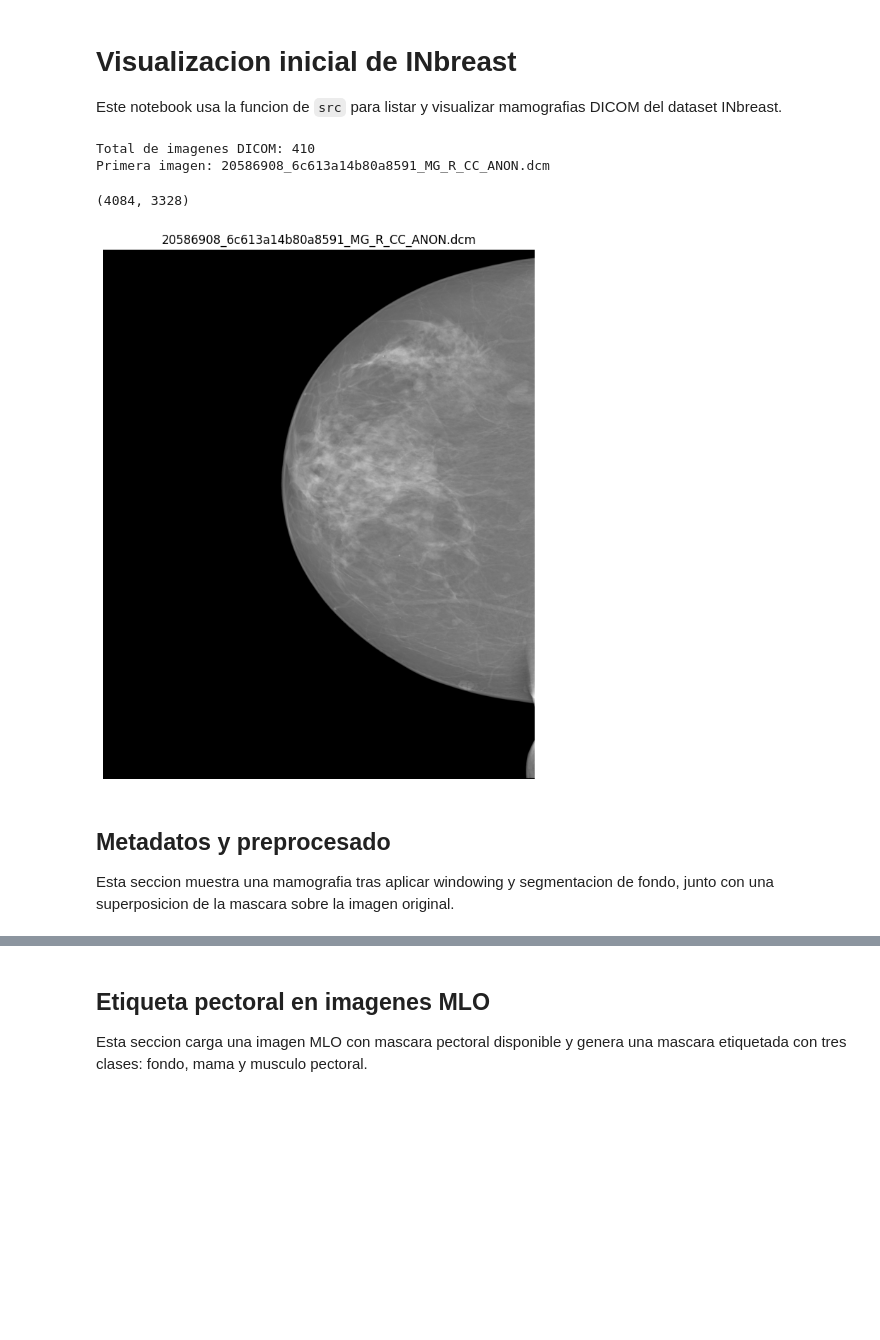
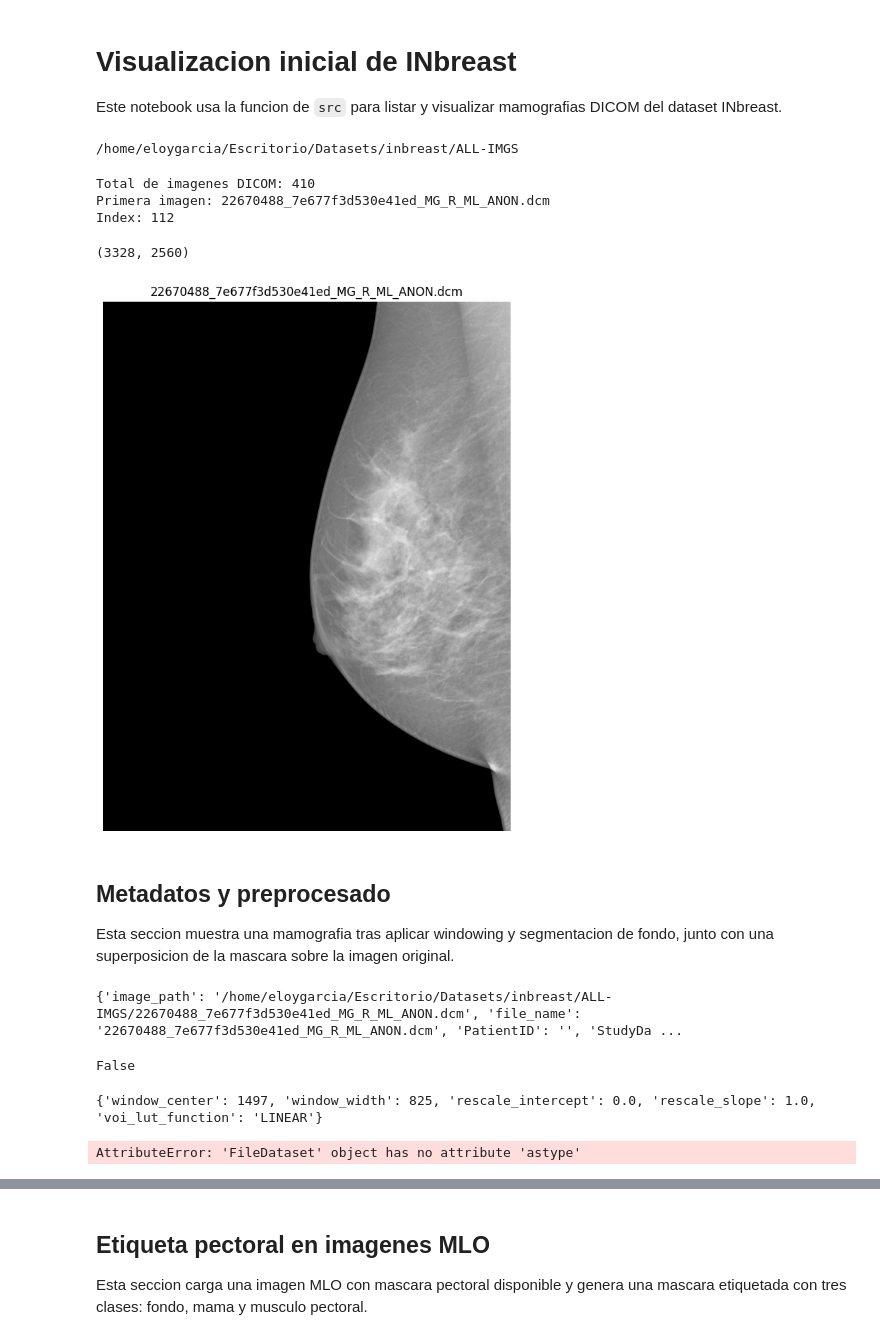
Before and after one commit to eloygarcia/Preprocessing, a Jupyter notebook: notebooks/00_inbreast_visualization.ipynb, the cells around one changed output, grey strips where cells are left out. Drawn from its saved outputs; the diff is of its cells as text; code cells hidden in the pictures; blank space fills up the shorter version.

```diff
--- a/notebooks/00_inbreast_visualization.ipynb
+++ b/notebooks/00_inbreast_visualization.ipynb
@@ -10,19 +13,28 @@ if str(project_root) not in sys.path:
     sys.path.append(str(project_root))
 
 from src.visualization import DEFAULT_INBREAST_IMAGES_DIR, list_dicom_images, show_dicom_image
+# %%
+print(DEFAULT_INBREAST_IMAGES_DIR)
+# %% [output]
+/home/eloygarcia/Escritorio/Datasets/inbreast/ALL-IMGS
 # %%
 dicom_paths = list_dicom_images(DEFAULT_INBREAST_IMAGES_DIR)
+
+idx = random.randint(0, len(dicom_paths)-1)
+
 print(f'Total de imagenes DICOM: {len(dicom_paths)}')
-print(f'Primera imagen: {dicom_paths[0].name}')
+print(f'Primera imagen: {dicom_paths[idx].name}')
+print(f'Index: {idx}')
 # %% [output]
 Total de imagenes DICOM: 410
-Primera imagen: 20586908_6c613a14b80a8591_MG_R_CC_ANON.dcm
+Primera imagen: 22670488_7e677f3d530e41ed_MG_R_ML_ANON.dcm
+Index: 112
 # %%
-figure, axis, image = show_dicom_image(image_index=0)
+figure, axis, image = show_dicom_image(image_index=idx)
 image.shape
 # %% [output]
-(4084, 3328)
+(3328, 2560)
-[figure, old version]
+[figure, new version]
 # %% [markdown]
 ## Metadatos y preprocesado
 Esta seccion muestra una mamografia tras aplicar windowing y segmentacion de fondo, junto con una superposicion de la mascara sobre la imagen original.
@@ -29 +56,34 @@ Esta seccion muestra una mamografia tras aplicar windowing y segmentacion de fon
+# %%
+image_path = list_dicom_images(DEFAULT_INBREAST_IMAGES_DIR)[idx]
+metadata = read_dicom_metadata(image_path)
+print(metadata)
+# %% [output]
+{'image_path': '/home/eloygarcia/Escritorio/Datasets/inbreast/ALL-IMGS/22670488_7e677f3d530e41ed_MG_R_ML_ANON.dcm', 'file_name': '22670488_7e677f3d530e41ed_MG_R_ML_ANON.dcm', 'PatientID': '', 'StudyDa ...
+# %%
+print(should_invert_monochrome1(metadata) )
+# %% [output]
+False
+# %%
+original_image = load_dicom_pixels(image_path, normalize=False)
+original_image = normalize_photometric(original_image, metadata)
+
+# center, width = calculate_windowing(original_image) ## cambiar por
+dcm = pydicom.dcmread(image_path)
+voilut = get_dicom_voi_lut_params(dcm)
+print(voilut)
+
+# windowed_image = apply_windowing(load_dicom_pixels(image_path))
+windowed_image = apply_windowing(dcm,
+                                 window_width = voilut['window_width'],
+                                 window_center = voilut['window_center'],
+                                 voi_func = voilut['voi_lut_function'],
+                                 y_min = image.min(),
+                                 y_max =  image.max() )
+
+
+breast_mask = segment_breast_region(windowed_image)
+processed_image = apply_background_mask(windowed_image, breast_mask)
+# %% [output]
+{'window_center': 1497, 'window_width': 825, 'rescale_intercept': 0.0, 'rescale_slope': 1.0, 'voi_lut_function': 'LINEAR'}
+AttributeError: 'FileDataset' object has no attribute 'astype'
 # %%
```
Also changed, not shown: parts of 3 cells of this notebook, 4 other files.
